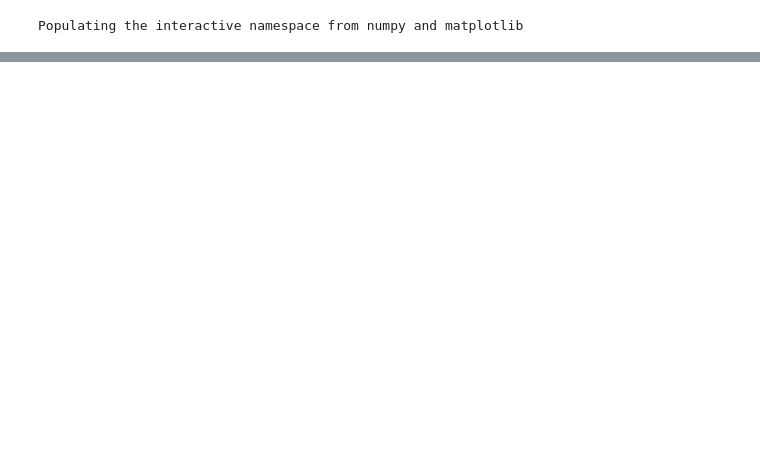
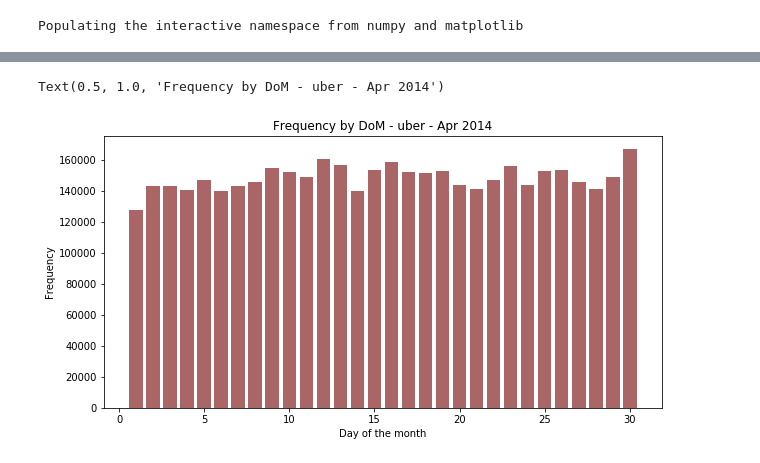
Before and after one commit to kilus666/Python-VCCORP, a Jupyter notebook: Ubercase/Uber analytic.ipynb, the cells around one changed output, grey strips where cells are left out. Cells and saved outputs as stored; diff of their text form; code cells hidden in the pictures; blank space fills up the shorter version.

Commit message:
Uber analysis update

```diff
--- a/Ubercase/Uber analytic.ipynb
+++ b/Ubercase/Uber analytic.ipynb
@@ -98 +162,10 @@ Month  Day_of_month
 dtype: int64
+# %%
+plt.figure(figsize=(10,5))
+hist(df["Day_of_month"], bins=30, rwidth=.8, range=(0.5, 30.5),color='#AA6666')
+xlabel('Day of the month')
+ylabel('Frequency')
+title('Frequency by DoM - uber - Apr 2014')
+# %% [output]
+Text(0.5, 1.0, 'Frequency by DoM - uber - Apr 2014')
+[figure, added]
```
Also changed, not shown: parts of 16 cells of this notebook, 1 other file.
